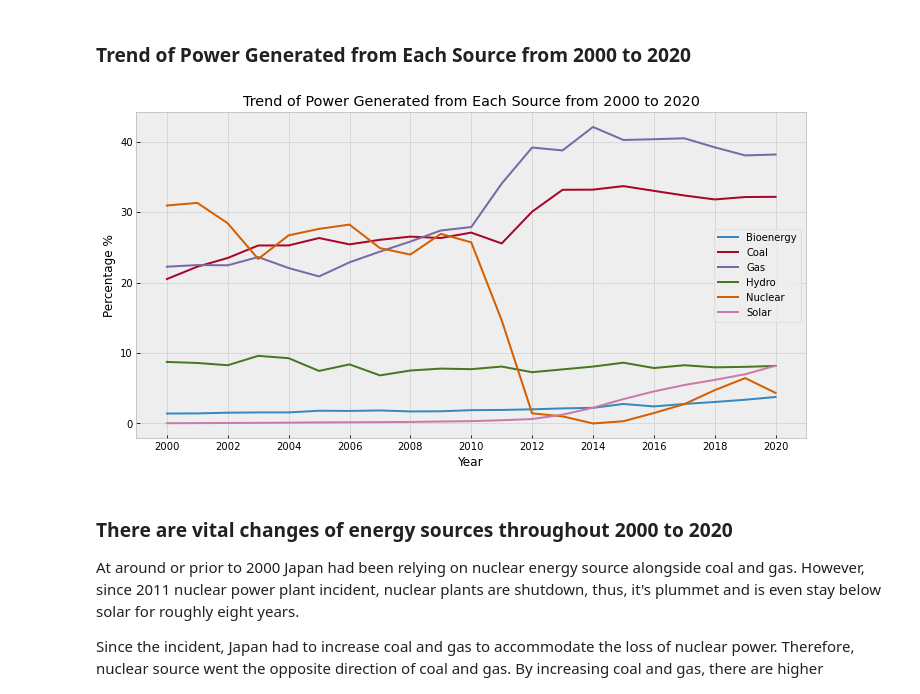
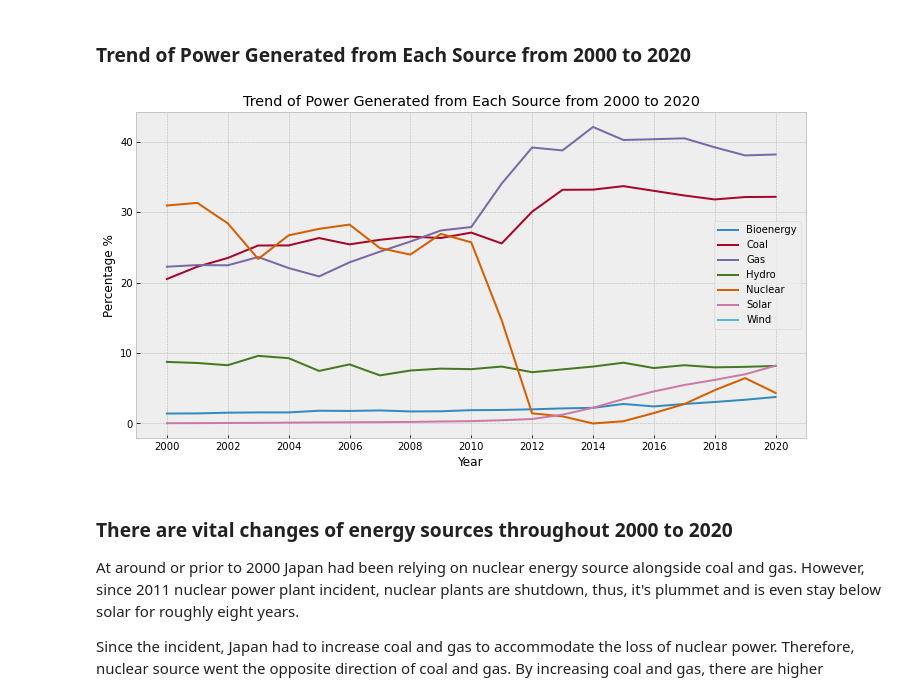
Before and after one commit to kole-wc/japan-climate-energy, a Jupyter notebook: japan-climate-energy.ipynb, the cells around one changed output. Drawn from its saved outputs; the diff is of its cells as text; code cells hidden in the pictures.

Commit message:
Fixed energy graph

```diff
--- a/japan-climate-energy.ipynb
+++ b/japan-climate-energy.ipynb
@@ -498,25 +498,27 @@ gas = energy1[(cat == 'Electricity generation') & (sub_cat == 'Fuel') & (unit ==
 hydro = energy1[(cat == 'Electricity generation') & (sub_cat == 'Fuel') & (unit == '%') & (varb == 'Hydro')]
 nuclear = energy1[(cat == 'Electricity generation') & (sub_cat == 'Fuel') & (unit == '%') & (varb == 'Nuclear')]
 solar = energy1[(cat == 'Electricity generation') & (sub_cat == 'Fuel') & (unit == '%') & (varb == 'Solar')]
+wind = energy1[(cat == 'Electricity generation') & (sub_cat == 'Fuel') & (unit == '%') & (varb == 'wind')]
 # %% [markdown]
 ### Trend of Power Generated from Each Source from 2000 to 2020
 # %%
 plt.figure(figsize=(12, 6))
 plt.xlabel("Year")
 plt.ylabel("Percentage %")
 plt.title("Trend of Power Generated from Each Source from 2000 to 2020")
 plt.xticks(np.arange(2000, 2022, 2.0))
 
 sns.lineplot(x=bioenergy['Year'], y=bioenergy['Value'], label="Bioenergy")
 sns.lineplot(x=coal['Year'], y=coal['Value'], label="Coal")
 sns.lineplot(x=gas['Year'], y=gas['Value'], label="Gas")
 sns.lineplot(x=hydro['Year'], y=hydro['Value'], label="Hydro")
 sns.lineplot(x=nuclear['Year'], y=nuclear['Value'], label="Nuclear")
 sns.lineplot(x=solar['Year'], y=solar['Value'], label="Solar")
+sns.lineplot(x=solar['Year'], y=wind['Value'], label="Wind")
 
 plt.show()
 # %% [output]
-[figure, old version]
+[figure, new version]
 # %% [markdown]
 ### There are vital changes of energy sources throughout 2000 to 2020
 At around or prior to 2000 Japan had been relying on nuclear energy source alongside coal and gas. However, since 2011 nuclear power plant incident, nuclear plants are shutdown, thus, it's plummet and is even stay below solar for roughly eight years.
```
Also changed, not shown: parts of 2 cells of this notebook.
